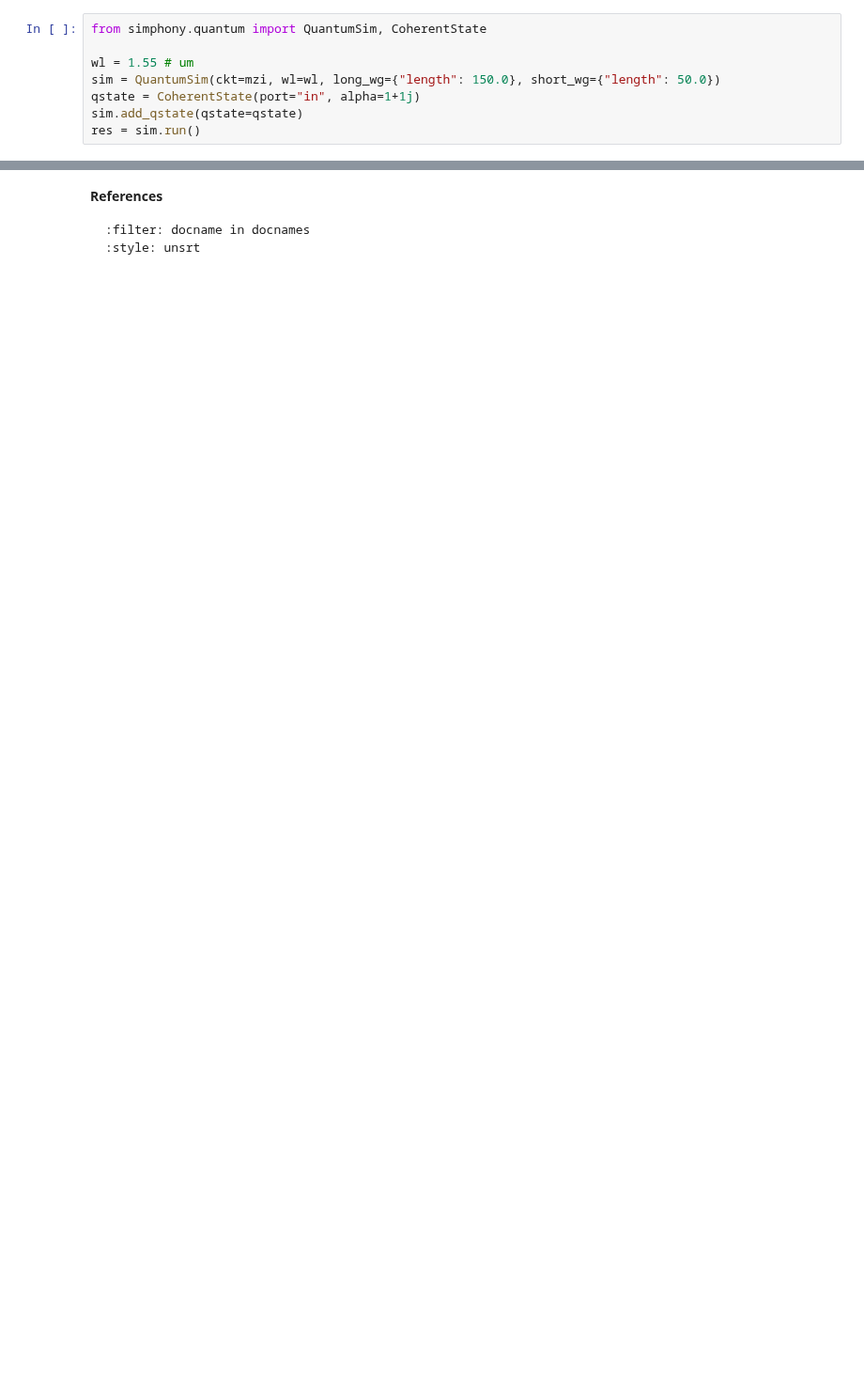
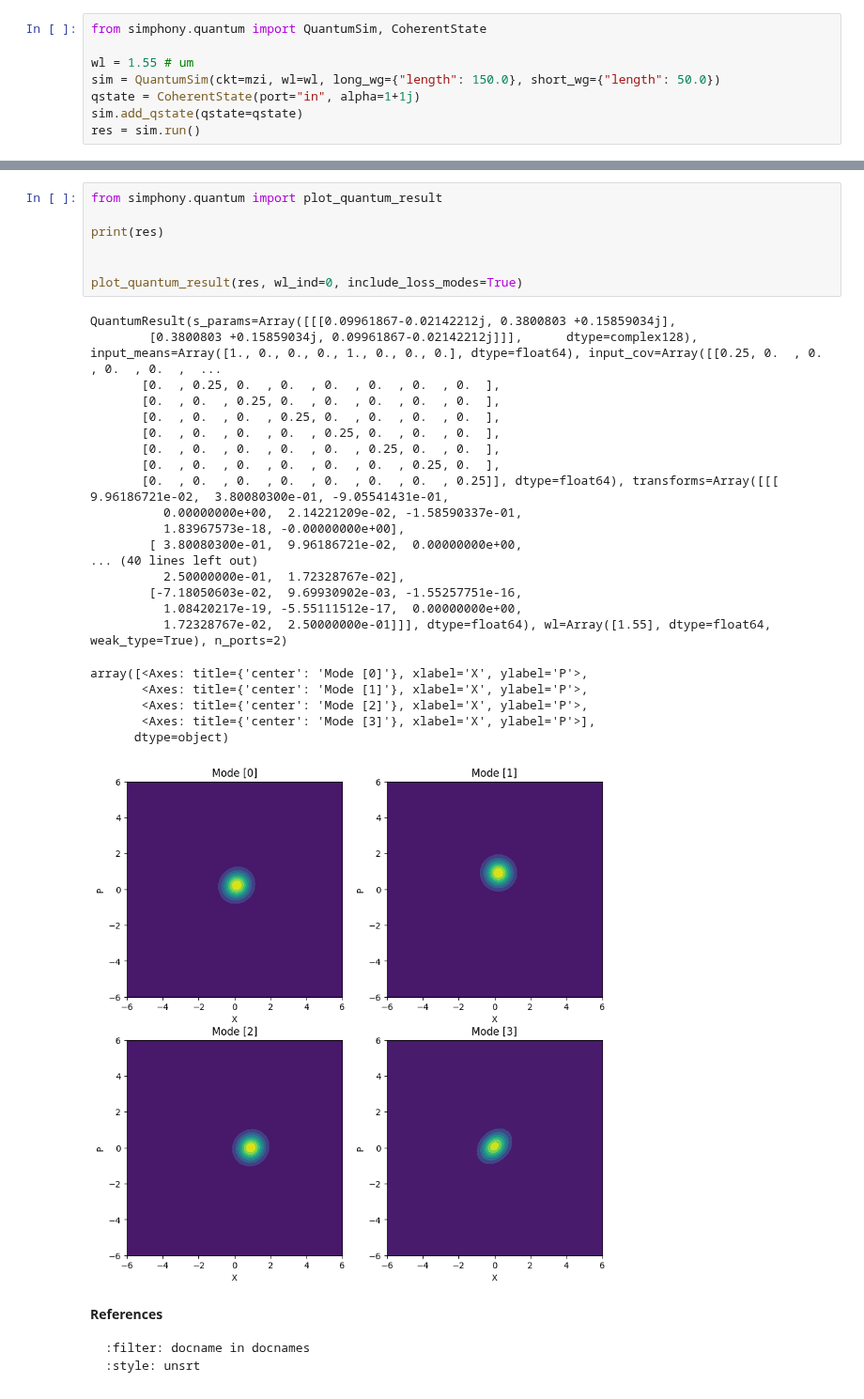
Before and after one commit to BYUCamachoLab/simphony, a Jupyter notebook: docs/tutorials/quantum.ipynb, the cells around one changed output, grey strips where cells are left out. Shown at 94% size. Drawn from its saved outputs; the diff is of its cells as text; blank space fills up the shorter version.

```diff
--- a/docs/tutorials/quantum.ipynb
+++ b/docs/tutorials/quantum.ipynb
@@ -125,3 +273,34 @@ QuantumResult(s_params=Array([[[0.09961867-0.02142212j, 0.3800803 +0.15859034j],
+# %%
+from simphony.quantum import plot_quantum_result
+
+print(res)
+
+
+plot_quantum_result(res, wl_ind=0, include_loss_modes=True)
+# %% [output]
+QuantumResult(s_params=Array([[[0.09961867-0.02142212j, 0.3800803 +0.15859034j],
+        [0.3800803 +0.15859034j, 0.09961867-0.02142212j]]],      dtype=complex128), input_means=Array([1., 0., 0., 0., 1., 0., 0., 0.], dtype=float64), input_cov=Array([[0.25, 0.  , 0.  , 0.  , 0.  ,  ...
+       [0.  , 0.25, 0.  , 0.  , 0.  , 0.  , 0.  , 0.  ],
+       [0.  , 0.  , 0.25, 0.  , 0.  , 0.  , 0.  , 0.  ],
+       [0.  , 0.  , 0.  , 0.25, 0.  , 0.  , 0.  , 0.  ],
+       [0.  , 0.  , 0.  , 0.  , 0.25, 0.  , 0.  , 0.  ],
+       [0.  , 0.  , 0.  , 0.  , 0.  , 0.25, 0.  , 0.  ],
+       [0.  , 0.  , 0.  , 0.  , 0.  , 0.  , 0.25, 0.  ],
+       [0.  , 0.  , 0.  , 0.  , 0.  , 0.  , 0.  , 0.25]], dtype=float64), transforms=Array([[[ 9.96186721e-02,  3.80080300e-01, -9.05541431e-01,
+          0.00000000e+00,  2.14221209e-02, -1.58590337e-01,
+          1.83967573e-18, -0.00000000e+00],
+        [ 3.80080300e-01,  9.96186721e-02,  0.00000000e+00,
+... (40 lines left out)
+          2.50000000e-01,  1.72328767e-02],
+        [-7.18050603e-02,  9.69930902e-03, -1.55257751e-16,
+          1.08420217e-19, -5.55111512e-17,  0.00000000e+00,
+          1.72328767e-02,  2.50000000e-01]]], dtype=float64), wl=Array([1.55], dtype=float64, weak_type=True), n_ports=2)
+array([<Axes: title={'center': 'Mode [0]'}, xlabel='X', ylabel='P'>,
+       <Axes: title={'center': 'Mode [1]'}, xlabel='X', ylabel='P'>,
+       <Axes: title={'center': 'Mode [2]'}, xlabel='X', ylabel='P'>,
+       <Axes: title={'center': 'Mode [3]'}, xlabel='X', ylabel='P'>],
+      dtype=object)
+[figure, added]
 # %% [markdown]
 **References**
 
```
Also changed, not shown: parts of 14 cells of this notebook, 2 other files.
